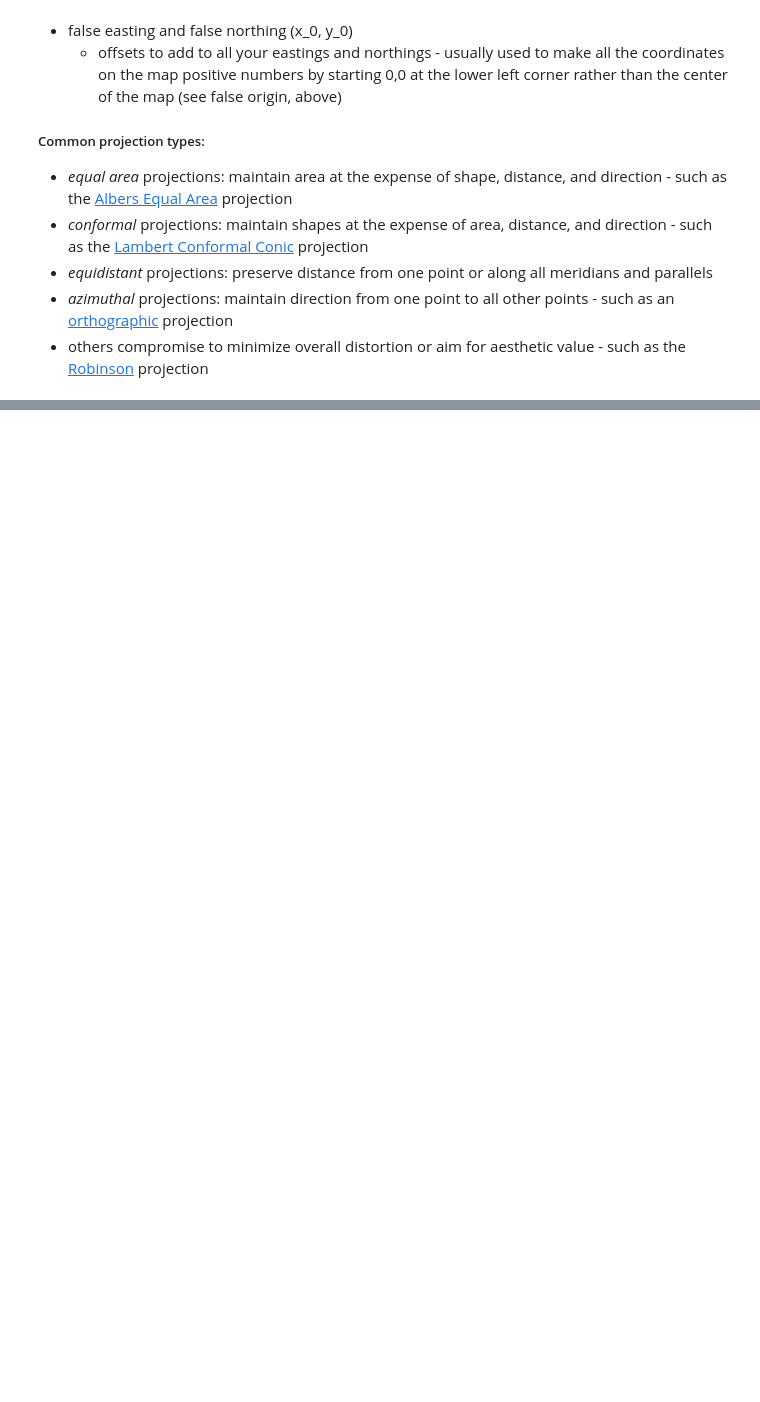
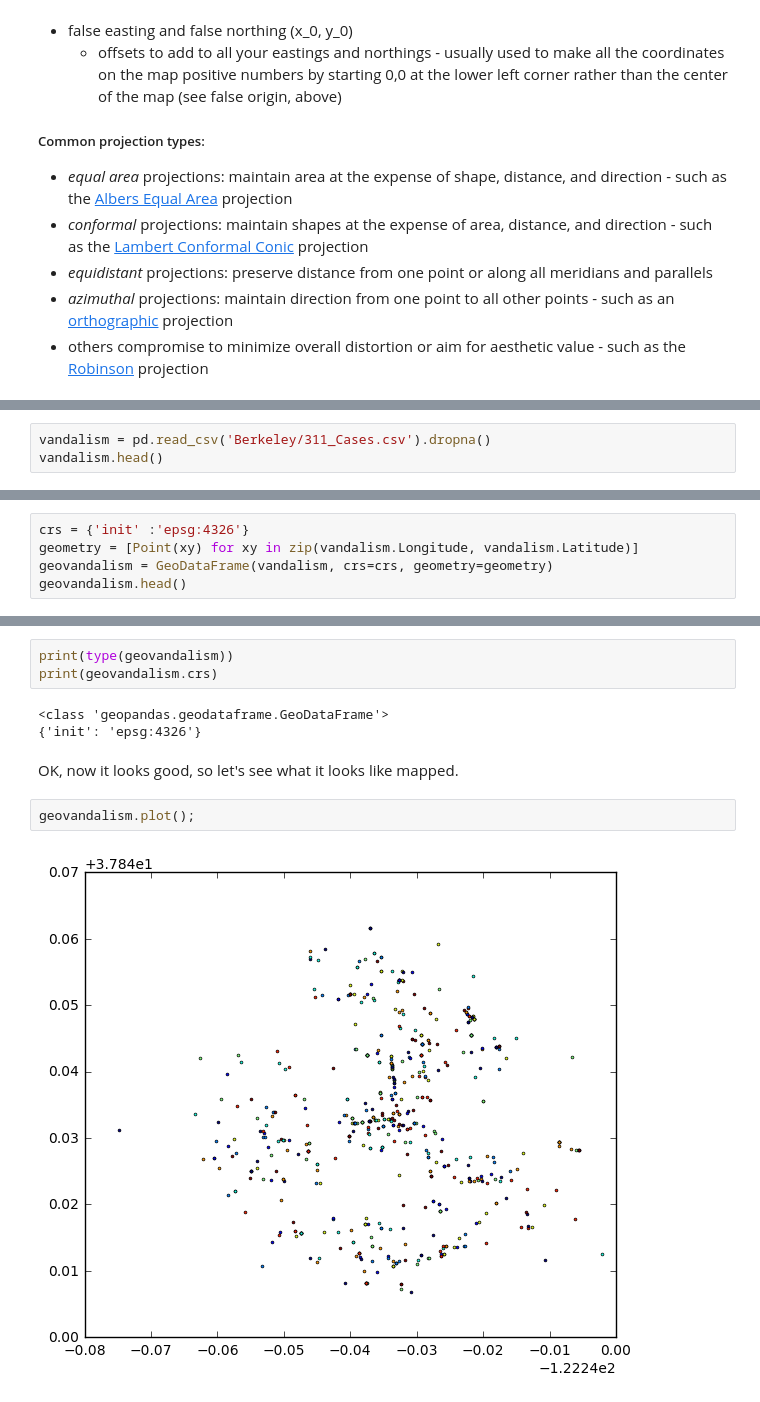
Before and after one commit to waddell/urban-informatics-and-visualization, a Jupyter notebook: Session 19 - Oct 31 - Spatial Analysis and Catography With Python/spatial-analysis.ipynb, the cells around one changed output, grey strips where cells are left out. Drawn from its saved outputs; the diff is of its cells as text; blank space fills up the shorter version.

```diff
--- a/Session 19 - Oct 31 - Spatial Analysis and Catography With Python/spatial-analysis.ipynb
+++ b/Session 19 - Oct 31 - Spatial Analysis and Catography With Python/spatial-analysis.ipynb
@@ -479,0 +179,3 @@ plt.show()
+# %%
+vandalism = pd.read_csv('Berkeley/311_Cases.csv').dropna()
+vandalism.head()
@@ -479,0 +195,5 @@ plt.show()
+# %%
+crs = {'init' :'epsg:4326'}
+geometry = [Point(xy) for xy in zip(vandalism.Longitude, vandalism.Latitude)]
+geovandalism = GeoDataFrame(vandalism, crs=crs, geometry=geometry)
+geovandalism.head()
@@ -479,0 +207,12 @@ plt.show()
+# %%
+print(type(geovandalism))
+print(geovandalism.crs)
+# %% [output]
+<class 'geopandas.geodataframe.GeoDataFrame'>
+{'init': 'epsg:4326'}
+# %% [markdown]
+OK, now it looks good, so let's see what it looks like mapped.
+# %%
+geovandalism.plot();
+# %% [output]
+[figure, added]
```
Also changed, not shown: parts of 124 cells of this notebook.
